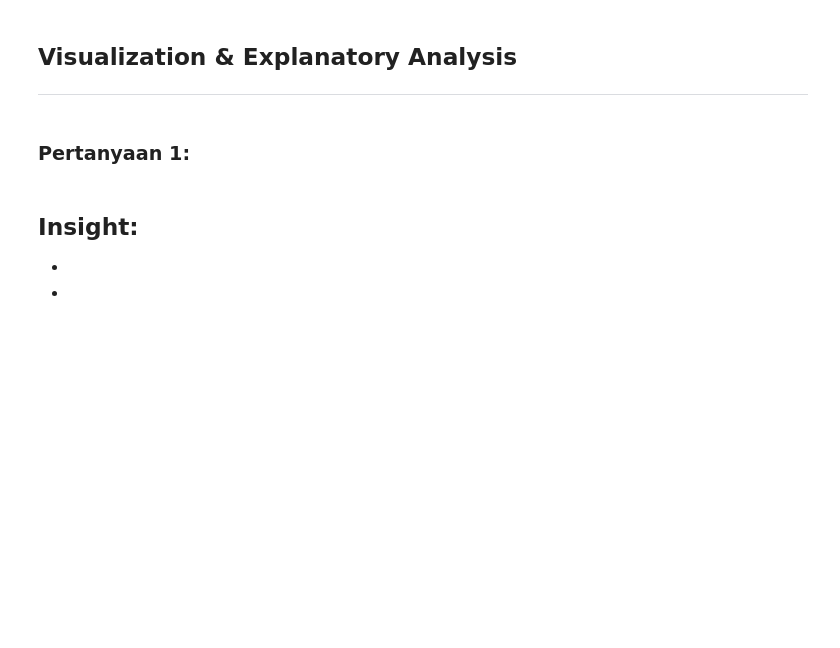
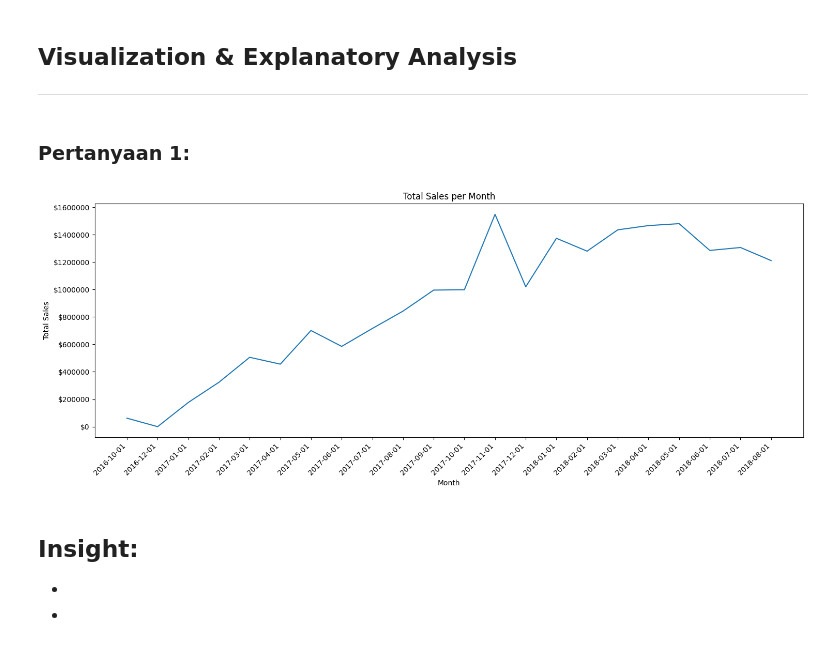
Before and after one commit to ralik45/E-Commerce-Analysis, a Jupyter notebook: Submission.ipynb, the cells around one changed output. Drawn from its saved outputs; the diff is of its cells as text; code cells hidden in the pictures; blank space fills up the shorter version.

```diff
--- a/Submission.ipynb
+++ b/Submission.ipynb
@@ -1029,0 +1016,9 @@ plt.show()
+# %%
+# Create 'order_month' column
+orders_items_payments['order_month'] = orders_items_payments['order_purchase_timestamp'].dt.to_period('M')
+
+# Calculate total sales per month
+monthly_sales = orders_items_payments.groupby('order_month')['payment_value'].sum()
+
+# Display the pivot table
+monthly_sales
@@ -1121,6 +1136,29 @@ sales_per_customer_sorted
 _____
 # %% [markdown]
 ### Pertanyaan 1:
+# %%
+import matplotlib.pyplot as plt
+import matplotlib.ticker as ticker
+
+# Create the line chart
+plt.figure(figsize=(15, 6))
+plt.plot(monthly_sales.index.astype(str), monthly_sales.values)
+
+# Customize the chart
+plt.xlabel("Month")
+plt.ylabel("Total Sales")
+plt.title("Total Sales per Month")
+plt.xticks(rotation=45, ha='right')  # Rotate x-axis labels for better readability
+
+# Format the y-axis ticks as dollar amounts
+formatter = ticker.FormatStrFormatter('$%1.0f')
+plt.gca().yaxis.set_major_formatter(formatter)
+
+# Display the chart
+plt.tight_layout()
+plt.show()
+# %% [output]
+[figure, added]
 # %% [markdown]
 **Insight:**
 -
```
Also changed, not shown: parts of 7 cells of this notebook.
